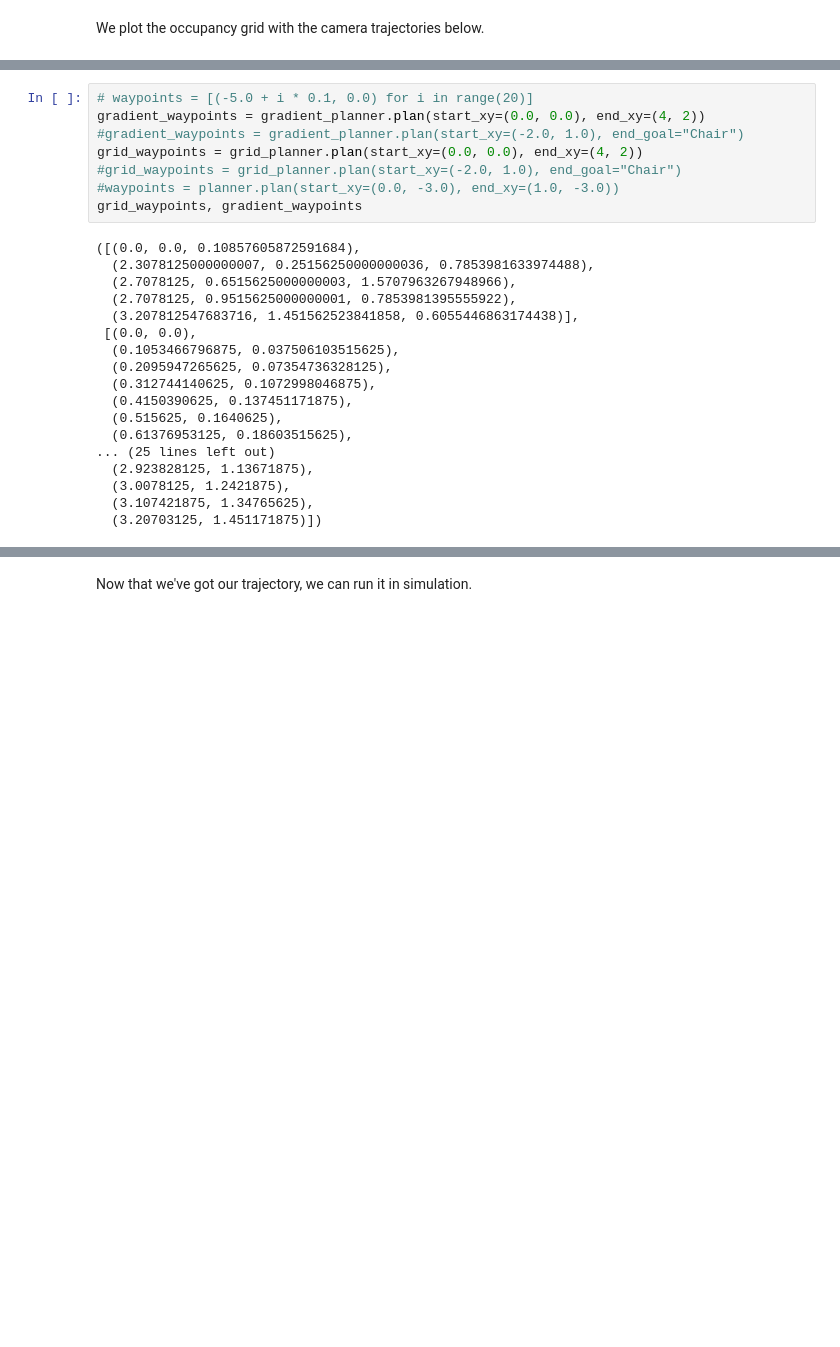
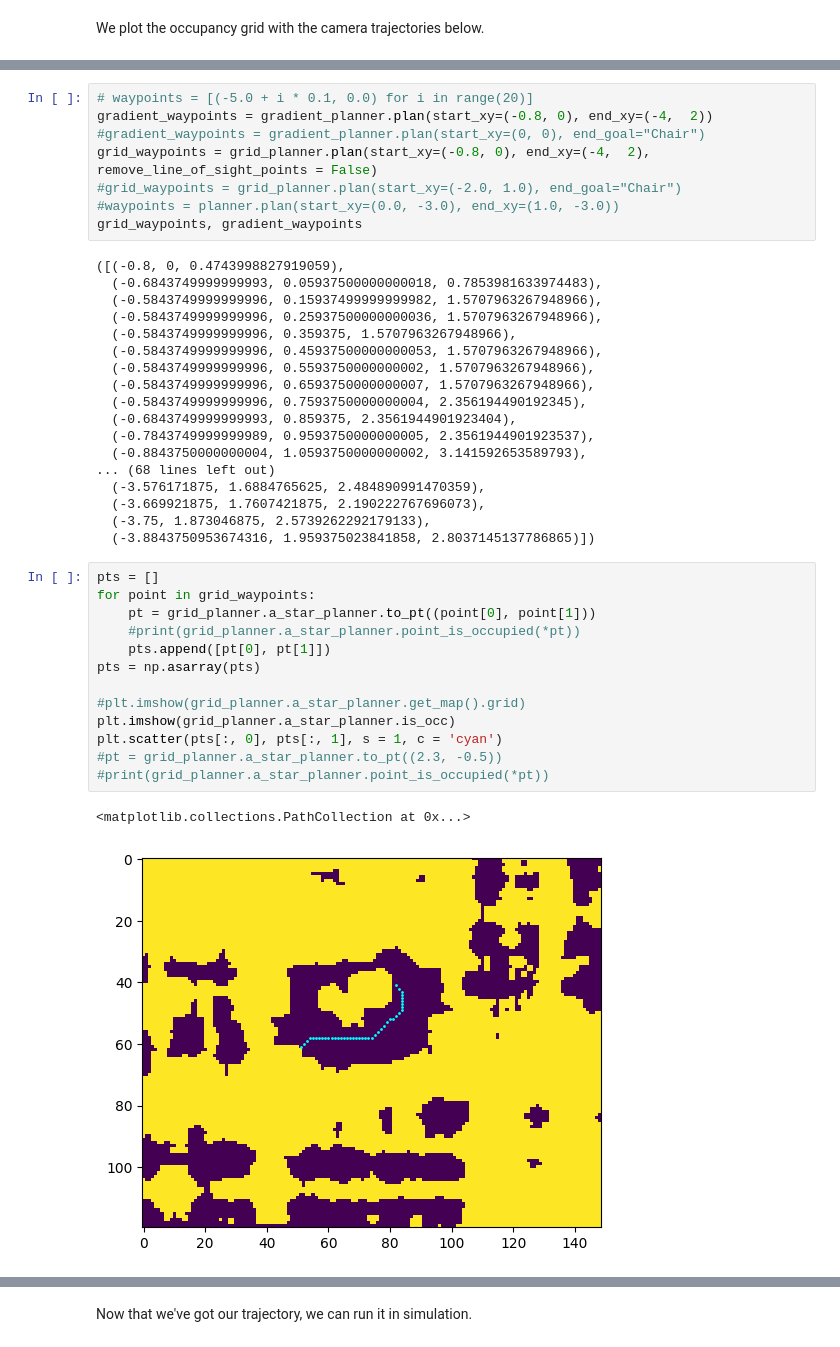
Before and after one commit to codekansas/usa, a Jupyter notebook: notebooks/06_lab.ipynb, the cells around one changed output, grey strips where cells are left out. Cells and saved outputs as stored; diff of their text form; blank space fills up the shorter version.

```diff
--- a/notebooks/06_lab.ipynb
+++ b/notebooks/06_lab.ipynb
@@ -340,26 +361,42 @@ plt.show();
 # %%
 # waypoints = [(-5.0 + i * 0.1, 0.0) for i in range(20)]
-gradient_waypoints = gradient_planner.plan(start_xy=(0.0, 0.0), end_xy=(4, 2))
-#gradient_waypoints = gradient_planner.plan(start_xy=(-2.0, 1.0), end_goal="Chair")
-grid_waypoints = grid_planner.plan(start_xy=(0.0, 0.0), end_xy=(4, 2))
+gradient_waypoints = gradient_planner.plan(start_xy=(-0.8, 0), end_xy=(-4,  2))
+#gradient_waypoints = gradient_planner.plan(start_xy=(0, 0), end_goal="Chair")
+grid_waypoints = grid_planner.plan(start_xy=(-0.8, 0), end_xy=(-4,  2), remove_line_of_sight_points = False)
 #grid_waypoints = grid_planner.plan(start_xy=(-2.0, 1.0), end_goal="Chair")
 #waypoints = planner.plan(start_xy=(0.0, -3.0), end_xy=(1.0, -3.0))
 grid_waypoints, gradient_waypoints
 # %% [output]
-([(0.0, 0.0, 0.10857605872591684),
-  (2.3078125000000007, 0.25156250000000036, 0.7853981633974488),
-  (2.7078125, 0.6515625000000003, 1.5707963267948966),
-  (2.7078125, 0.9515625000000001, 0.7853981395555922),
-  (3.207812547683716, 1.451562523841858, 0.6055446863174438)],
- [(0.0, 0.0),
-  (0.1053466796875, 0.037506103515625),
-  (0.2095947265625, 0.07354736328125),
-  (0.312744140625, 0.1072998046875),
-  (0.4150390625, 0.137451171875),
-  (0.515625, 0.1640625),
-  (0.61376953125, 0.18603515625),
-... (25 lines left out)
-  (2.923828125, 1.13671875),
-  (3.0078125, 1.2421875),
-  (3.107421875, 1.34765625),
-  (3.20703125, 1.451171875)])
+([(-0.8, 0, 0.4743998827919059),
+  (-0.6843749999999993, 0.05937500000000018, 0.7853981633974483),
+  (-0.5843749999999996, 0.15937499999999982, 1.5707963267948966),
+  (-0.5843749999999996, 0.25937500000000036, 1.5707963267948966),
+  (-0.5843749999999996, 0.359375, 1.5707963267948966),
+  (-0.5843749999999996, 0.45937500000000053, 1.5707963267948966),
+  (-0.5843749999999996, 0.5593750000000002, 1.5707963267948966),
+  (-0.5843749999999996, 0.6593750000000007, 1.5707963267948966),
+  (-0.5843749999999996, 0.7593750000000004, 2.356194490192345),
+  (-0.6843749999999993, 0.859375, 2.3561944901923404),
+  (-0.7843749999999989, 0.9593750000000005, 2.3561944901923537),
+  (-0.8843750000000004, 1.0593750000000002, 3.141592653589793),
+... (68 lines left out)
+  (-3.576171875, 1.6884765625, 2.484890991470359),
+  (-3.669921875, 1.7607421875, 2.190222767696073),
+  (-3.75, 1.873046875, 2.5739262292179133),
+  (-3.8843750953674316, 1.959375023841858, 2.8037145137786865)])
+# %%
+pts = []
+for point in grid_waypoints:
+    pt = grid_planner.a_star_planner.to_pt((point[0], point[1]))
+    #print(grid_planner.a_star_planner.point_is_occupied(*pt))
+    pts.append([pt[0], pt[1]])
+pts = np.asarray(pts)
+
+#plt.imshow(grid_planner.a_star_planner.get_map().grid)
+plt.imshow(grid_planner.a_star_planner.is_occ)
+plt.scatter(pts[:, 0], pts[:, 1], s = 1, c = 'cyan')
+#pt = grid_planner.a_star_planner.to_pt((2.3, -0.5))
+#print(grid_planner.a_star_planner.point_is_occupied(*pt))
+# %% [output]
+<matplotlib.collections.PathCollection at 0x...>
+[figure, added]
```
Also changed, not shown: parts of 13 cells of this notebook, 5 other files.
